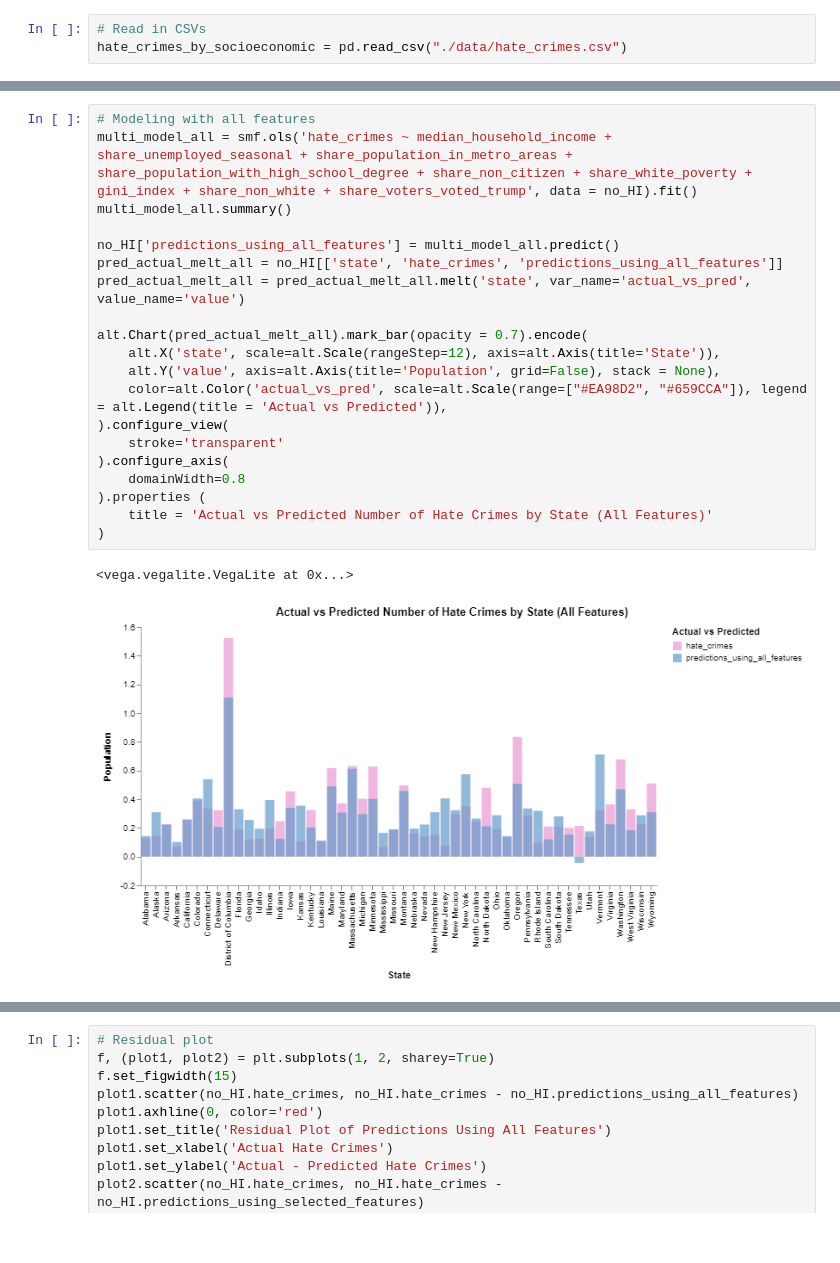
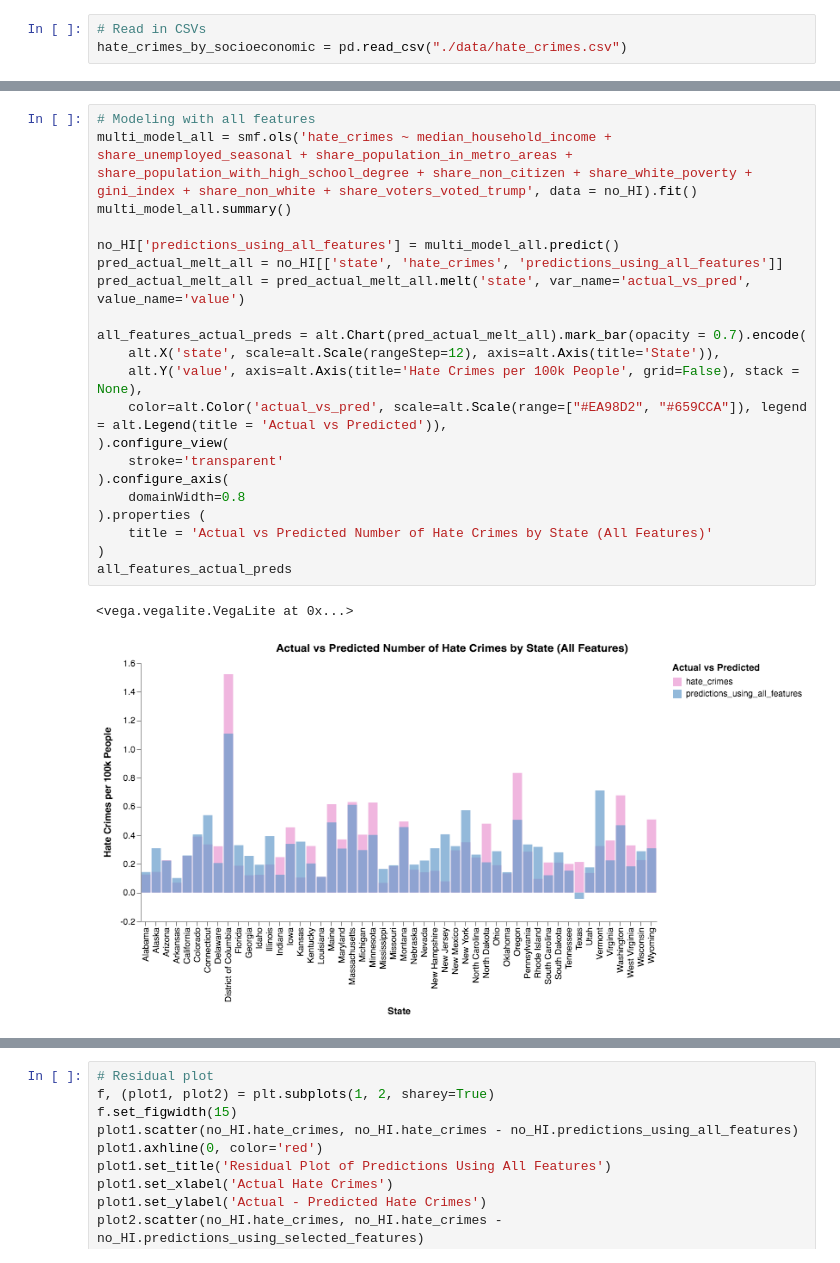
Before and after one commit to caseyahlan/hatecrimes-finalproject, a Jupyter notebook: statistical modeling.ipynb, the cells around one changed output, grey strips where cells are left out. Drawn from its saved outputs; the diff is of its cells as text.

```diff
--- a/statistical modeling.ipynb
+++ b/statistical modeling.ipynb
@@ -92,25 +90,26 @@ alt.Chart(pred_actual_melt).mark_bar(opacity = 0.7).encode(
 # %%
 # Modeling with all features
 multi_model_all = smf.ols('hate_crimes ~ median_household_income + share_unemployed_seasonal + share_population_in_metro_areas + share_population_with_high_school_degree + share_non_citizen + share_white_poverty + gini_index + share_non_white + share_voters_voted_trump', data = no_HI).fit()
 multi_model_all.summary()
 
 no_HI['predictions_using_all_features'] = multi_model_all.predict()
 pred_actual_melt_all = no_HI[['state', 'hate_crimes', 'predictions_using_all_features']]
 pred_actual_melt_all = pred_actual_melt_all.melt('state', var_name='actual_vs_pred', value_name='value')
 
-alt.Chart(pred_actual_melt_all).mark_bar(opacity = 0.7).encode(
+all_features_actual_preds = alt.Chart(pred_actual_melt_all).mark_bar(opacity = 0.7).encode(
     alt.X('state', scale=alt.Scale(rangeStep=12), axis=alt.Axis(title='State')),
-    alt.Y('value', axis=alt.Axis(title='Population', grid=False), stack = None),
+    alt.Y('value', axis=alt.Axis(title='Hate Crimes per 100k People', grid=False), stack = None),
     color=alt.Color('actual_vs_pred', scale=alt.Scale(range=["#EA98D2", "#659CCA"]), legend = alt.Legend(title = 'Actual vs Predicted')),
 ).configure_view(
     stroke='transparent'
 ).configure_axis(
     domainWidth=0.8
 ).properties (
     title = 'Actual vs Predicted Number of Hate Crimes by State (All Features)'
 )
+all_features_actual_preds
 # %% [output]
 <vega.vegalite.VegaLite at 0x...>
-[figure, old version]
+[figure, new version]
 # %%
 # Compares actual hate crime cases to predicted
```
Also changed, not shown: parts of 6 cells of this notebook, 2 other files.
